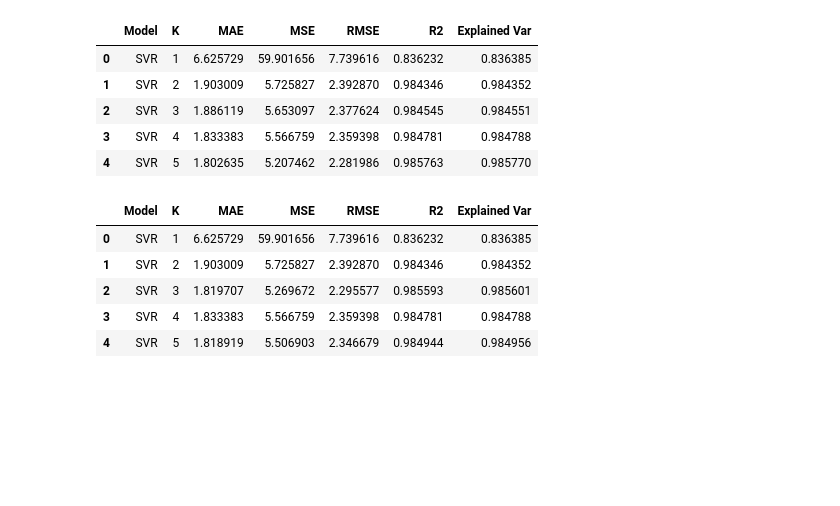
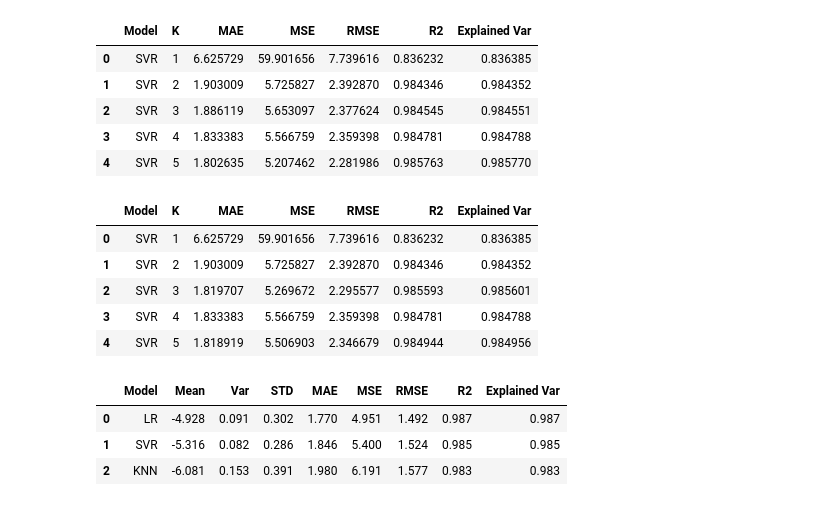
Before and after one commit to MaukanMir/-Student-Performance-Regression-, a Jupyter notebook: training.ipynb, the cells around one changed output. Saved outputs shown, nothing was run; the diff lists cells and outputs as text; code cells hidden in the pictures; blank space fills up the shorter version.

Commit message:
added new models

```diff
--- a/training.ipynb
+++ b/training.ipynb
@@ -650,3 +650,13 @@ test_kbest_columns(preprocessor, X, y, models[0], model_names[0], kbest)
 | 2 | SVR | 3 | 1.819707 | 5.269672 | 2.295577 | 0.985593 | 0.985601 |
 | 3 | SVR | 4 | 1.833383 | 5.566759 | 2.359398 | 0.984781 | 0.984788 |
 | 4 | SVR | 5 | 1.818919 | 5.506903 | 2.346679 | 0.984944 | 0.984956 |
+# %%
+model_names = ["LR", "SVR", "KNN"]
+models = get_selected_models(model_names)
+kbest = SelectKBest(score_func=mutual_info_regression, k=3)
+test_selected_models(preprocessor, model_names, models, X, y, MSE, kbest)
+# %% [output]
+|  | Model | Mean | Var | STD | MAE | MSE | RMSE | R2 | Explained Var |
+| 0 | LR | -4.928 | 0.091 | 0.302 | 1.770 | 4.951 | 1.492 | 0.987 | 0.987 |
+| 1 | SVR | -5.316 | 0.082 | 0.286 | 1.846 | 5.400 | 1.524 | 0.985 | 0.985 |
+| 2 | KNN | -6.081 | 0.153 | 0.391 | 1.980 | 6.191 | 1.577 | 0.983 | 0.983 |
```
Also changed, not shown: parts of 1 cell of this notebook.
